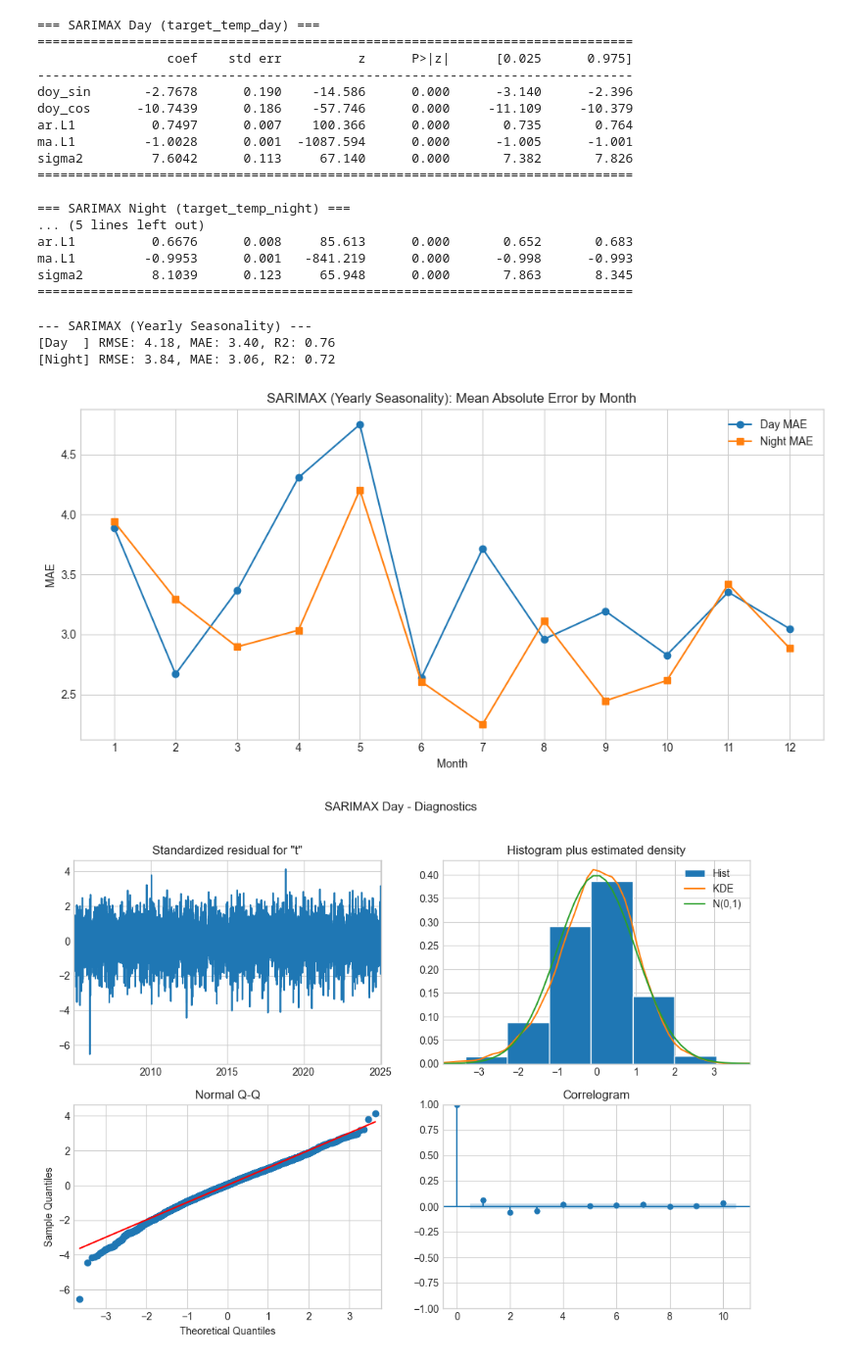
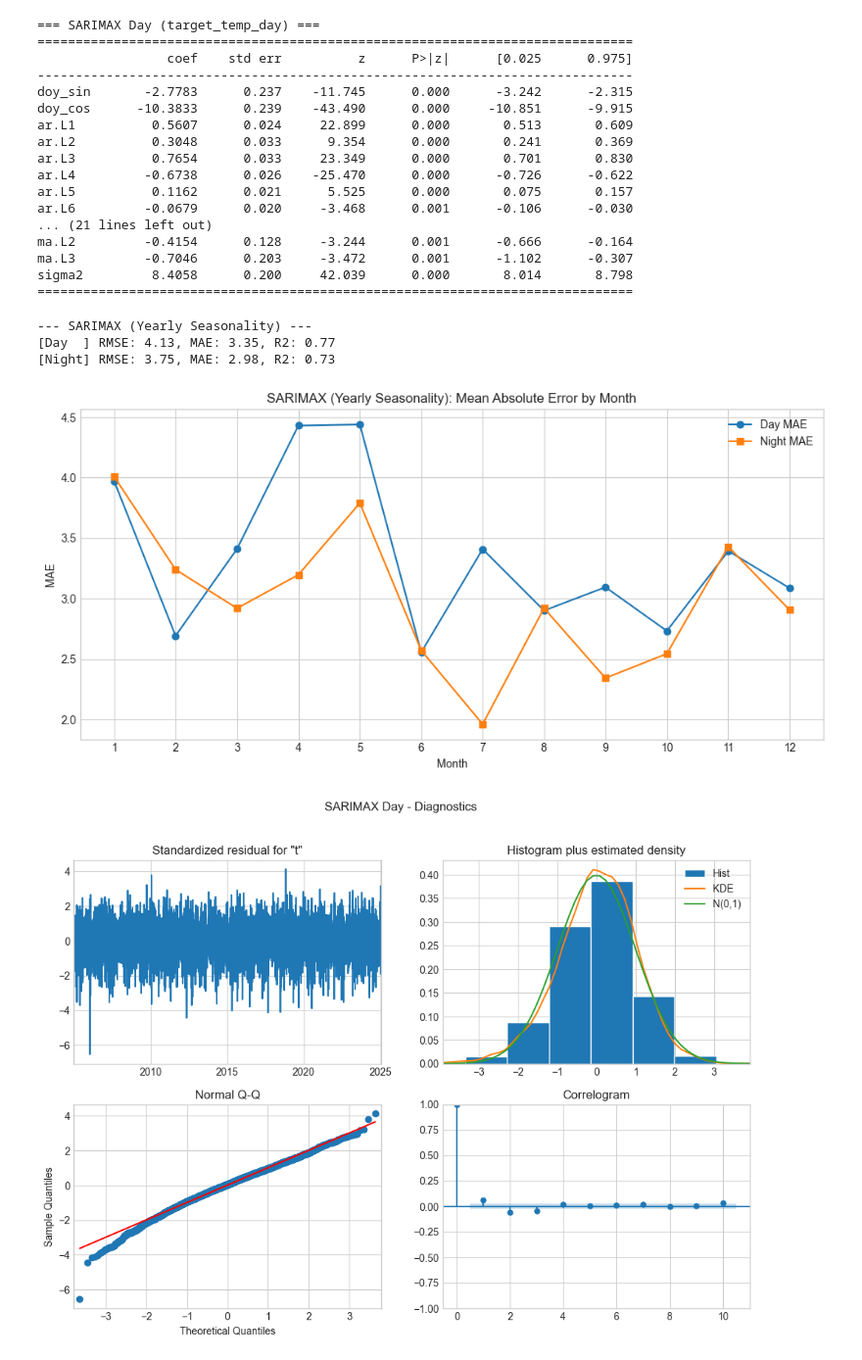
Before and after one commit to WeronikaTarnawska/projekt_pogoda_ml, a Jupyter notebook: sarima_day_night.ipynb, the cells around one changed output. Shown at 98% size. Saved outputs shown, nothing was run; the diff lists cells and outputs as text; code cells hidden in the pictures.

Commit message:
sarima cd

```diff
--- a/sarima_day_night.ipynb
+++ b/sarima_day_night.ipynb
@@ -52,6 +53,8 @@ def train_and_predict_sarimax(
     target_col,
     exog_cols,
     model_name,
+    ord,
+    sord,
 ):
     y_train = train_df[target_col]
     y_test = test_df[target_col]
@@ -62,8 +65,8 @@ def train_and_predict_sarimax(
     model = SARIMAX(
         y_train,
         exog=exog_train,
-        order=(1, 1, 1),
-        seasonal_order=(0, 0, 0, 365),  # sezonowość przez exog
+        order=ord,
+        seasonal_order=sord,
         enforce_stationarity=False,
         enforce_invertibility=False,
     )
@@ -89,6 +92,8 @@ pred_day_sarimax, res_day = train_and_predict_sarimax(
     target_col="target_temp_day",
     exog_cols=exog_cols,
     model_name="SARIMAX Day",
+    ord=(7, 0, 3),
+    sord=(0,0,0,0),
 )
 
 # ===== NIGHT =====
@@ -98,38 +103,41 @@ pred_night_sarimax, res_night = train_and_predict_sarimax(
     target_col="target_temp_night",
     exog_cols=exog_cols,
     model_name="SARIMAX Night",
+    ord=(7, 0, 3),
+    sord=(0,0,0,0),
 )
 # %% [output]
 === SARIMAX Day (target_temp_day) ===
 ==============================================================================
                  coef    std err          z      P>|z|      [0.025      0.975]
 ------------------------------------------------------------------------------
-doy_sin       -2.7678      0.190    -14.586      0.000      -3.140      -2.396
-doy_cos      -10.7439      0.186    -57.746      0.000     -11.109     -10.379
-ar.L1          0.7497      0.007    100.366      0.000       0.735       0.764
-ma.L1         -1.0028      0.001  -1087.594      0.000      -1.005      -1.001
-sigma2         7.6042      0.113     67.140      0.000       7.382       7.826
+doy_sin       -2.7783      0.237    -11.745      0.000      -3.242      -2.315
+doy_cos      -10.3833      0.239    -43.490      0.000     -10.851      -9.915
+ar.L1          0.5607      0.024     22.899      0.000       0.513       0.609
+ar.L2          0.3048      0.033      9.354      0.000       0.241       0.369
+ar.L3          0.7654      0.033     23.349      0.000       0.701       0.830
+ar.L4         -0.6738      0.026    -25.470      0.000      -0.726      -0.622
+ar.L5          0.1162      0.021      5.525      0.000       0.075       0.157
+ar.L6         -0.0679      0.020     -3.468      0.001      -0.106      -0.030
+... (21 lines left out)
+ma.L2         -0.4154      0.128     -3.244      0.001      -0.666      -0.164
+ma.L3         -0.7046      0.203     -3.472      0.001      -1.102      -0.307
+sigma2         8.4058      0.200     42.039      0.000       8.014       8.798
 ==============================================================================
-
-=== SARIMAX Night (target_temp_night) ===
-... (5 lines left out)
-ar.L1          0.6676      0.008     85.613      0.000       0.652       0.683
-ma.L1         -0.9953      0.001   -841.219      0.000      -0.998      -0.993
-sigma2         8.1039      0.123     65.948      0.000       7.863       8.345
-==============================================================================
 # %%
 evaluate_model(
     test["target_temp_day"],
     pred_day_sarimax,
     test["target_temp_night"],
     pred_night_sarimax,
     "SARIMAX (Yearly Seasonality)",
+    test
 )
 # %% [output]
 --- SARIMAX (Yearly Seasonality) ---
-[Day  ] RMSE: 4.18, MAE: 3.40, R2: 0.76
-[Night] RMSE: 3.84, MAE: 3.06, R2: 0.72
+[Day  ] RMSE: 4.13, MAE: 3.35, R2: 0.77
+[Night] RMSE: 3.75, MAE: 2.98, R2: 0.73
-[figure, old version]
+[figure, new version]
 # %%
 res_day.plot_diagnostics(figsize=(12, 8))
 plt.suptitle("SARIMAX Day - Diagnostics")
```
Also changed, not shown: parts of 2 cells of this notebook, 5 other files.
